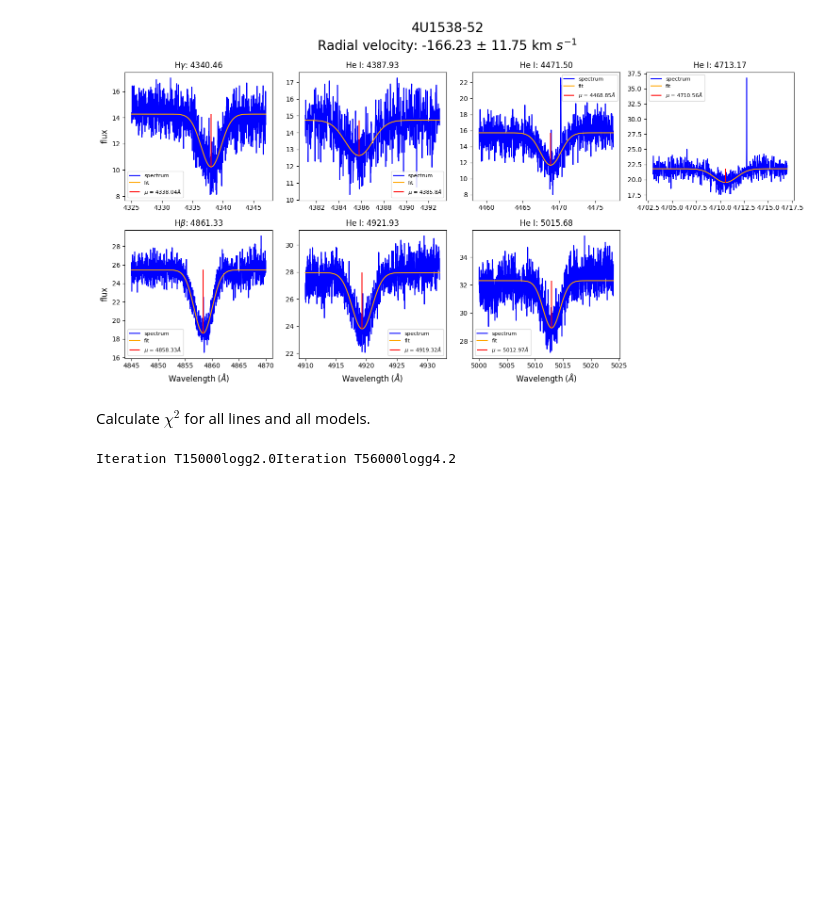
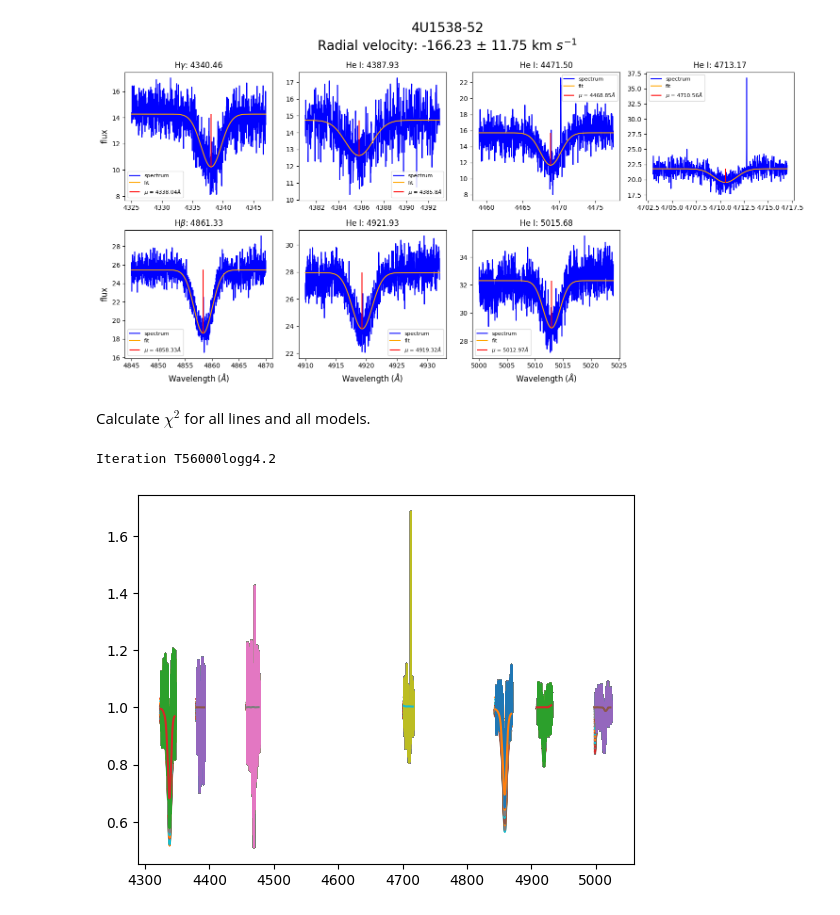
Before and after one commit to LvV210/MasterProject, a Jupyter notebook: ModelFitting/model_fit.ipynb, the cells around one changed output. Cells and saved outputs as stored; diff of their text form; code cells hidden in the pictures; blank space fills up the shorter version.

```diff
--- a/ModelFitting/model_fit.ipynb
+++ b/ModelFitting/model_fit.ipynb
@@ -372,39 +372,35 @@ for key, model in models.items():
 
         # Select the spectrum that contains the spectral line
         wav, flux = select_spectrum(spectra, central_wavelength)
 
         # Extract the spectral line from the spectrum
         wav, flux = extract_spectrum_within_range(wav, flux, line[2], line[5])
         wav_cont, flux_cont = extract_continuum(wav, flux, line[2], line[5], line[3], line[4])
         wav_line, flux_line = extract_spectrum_within_range(wav, flux, line[3], line[4])
         # Extract the line from the model
         wav_model, flux_model = extract_spectrum_within_range(np.array(model['WAVELENGTH']), np.array(model['FLUX']), line[2], line[5])
 
         # Linear fit to continuum
         cont_fit = np.poly1d(np.polyfit(wav_cont, flux_cont, 1))
         # Normalize spectrum
         flux /= cont_fit(wav)
         flux_cont /= cont_fit(wav_cont)
         flux_line /= cont_fit(wav_line)
 
         # Dopplershift the model
         flux_model, wav_model = pyasl.dopplerShift(wav_model, flux_model, -80., edgeHandling="firstlast")
 
         # Apply doppler broadening
         wav_model, flux_model = pyasl.equidistantInterpolation(wav_model, flux_model, "2x")
         flux_model = pyasl.rotBroad(wav_model, flux_model, 0.0, 180)
 
         chi2[key] += chi_squared(wav_model, flux_model, wav_line, flux_line, SNR)
 
-        plt.plot(wav, flux)
-        plt.plot(wav_model, flux_model)
-
     # Devide the total chi-squared by the number of lines.
     chi2[key] /= len(_4U1538_52['lines'])
-
-plt.show()
 # %% [output]
-Iteration T15000logg2.0Iteration T56000logg4.2
+Iteration T56000logg4.2
+[figure, added]
 # %%
 plt.plot(chi2.values())
 plt.show()
```
Also changed, not shown: parts of 3 cells of this notebook, 5 other files.
